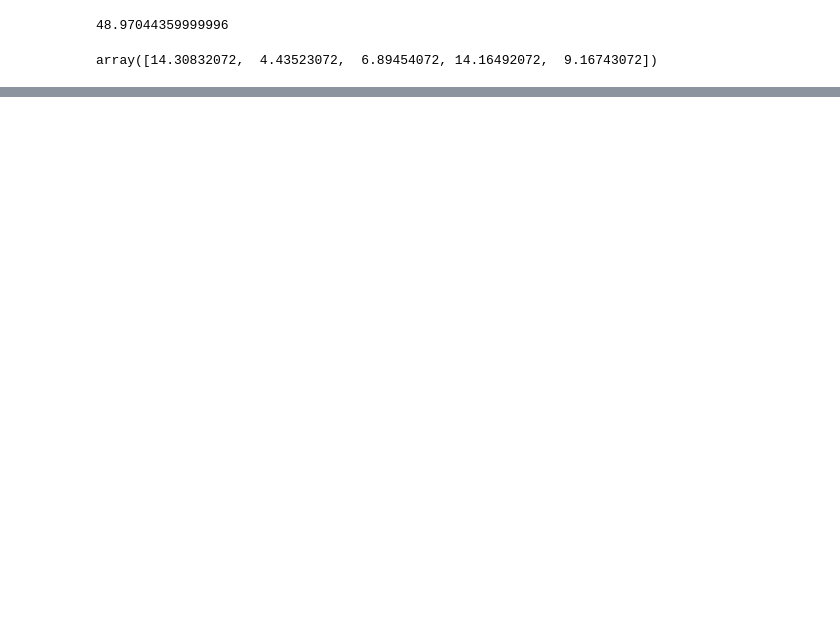
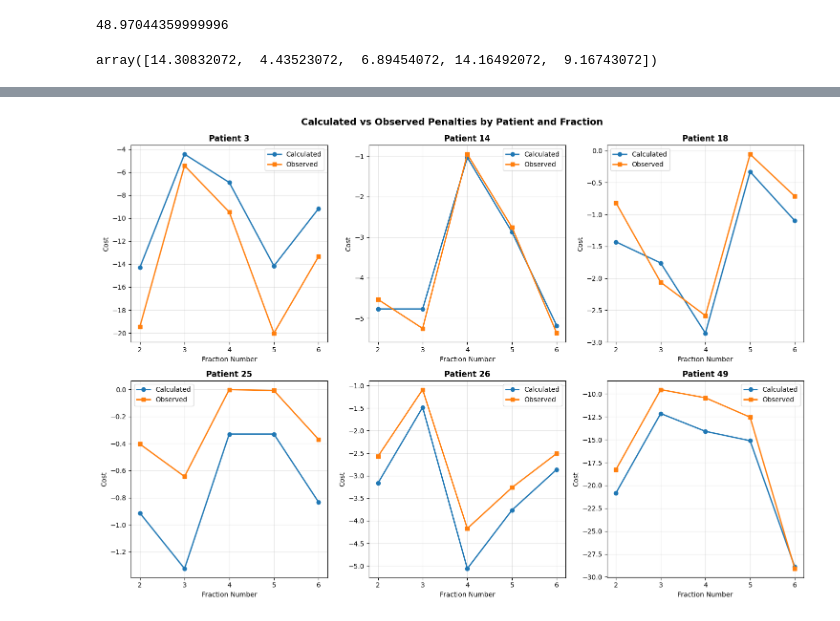
Before and after one commit to YoelPH/Overlap_adaptfx, a Jupyter notebook: new_algo_check.ipynb, the cells around one changed output, grey strips where cells are left out. Drawn from its saved outputs; the diff is of its cells as text; code cells hidden in the pictures; blank space fills up the shorter version.

Commit message:
change: steepness now depends on overlap

```diff
--- a/new_algo_check.ipynb
+++ b/new_algo_check.ipynb
@@ -16,12 +40,12 @@ fraction_dictionary = {
 ## use steepness
 # %%
 import adaptive_fractionation_overlap as af
-intercept = -0.660504
+intercept = -0
 slope = -0.65
 for overlap in np.array([9.08,19.79,6.02,9.45,19.59,12.62]):
     steepness = np.abs(intercept + slope * overlap)
     print('steepness for', overlap, '=', steepness)
-doses, accum, penalty  = af.adaptfx_full(volumes = np.array([9.08,19.79,6.02,9.45,19.59,12.62]), number_of_fractions= 5, min_dose = 6, max_dose = 10, mean_dose = 6.6, dose_steps=0.5)
+doses, accum, penalty  = af.adaptfx_full(volumes = overlaps_3, number_of_fractions= 5, min_dose = 6, max_dose = 10, mean_dose = 6.6, dose_steps=0.5)
 print(penalty)
 # %% [output]
 steepness for 9.08 = 6.562504000000001
@@ -57,0 +101,12 @@ array([14.30832072,  4.43523072,  6.89454072, 14.16492072,  9.16743072])
+# %%
+benefits = []
+doses_all = []
+total_penalties = []
+standard_penalties_all = []
+for index in range(len(overlaps)):
+    doses, accum, total_penalty = af.adaptfx_full(volumes = overlaps[index], number_of_fractions= 5, min_dose = 6, max_dose = 10, mean_dose = prescribed_doses[index]/5, dose_steps = 0.5)
+    standard_penalties = penalty_calc_full(overlaps[index][1:], prescribed_doses[index]/5, 6)
+    benefits.append(total_penalty - standard_penalties.sum())
+    doses_all.append(doses)
+    total_penalties.append(total_penalty)
+    standard_penalties_all.append(standard_penalties)
@@ -57,0 +249,58 @@ array([14.30832072,  4.43523072,  6.89454072, 14.16492072,  9.16743072])
+# %%
+# Extract observed penalties from Excel data for each patient
+patient_numbers = ['3', '14', '18', '25', '26', '49']  # Adjust these based on your Excel file keys
+observed_penalties_all = []
+
+for patient_num in patient_numbers:
+    if patient_num in excel_data:
+        # Get PTV_or column, omitting the first value (planning scan)
+        ptv_or_values = -excel_data[patient_num]['PTV_or'].values[1:]  # Skip first column
+        observed_penalties_all.append(ptv_or_values)
+        print(f"Patient {patient_num}: {len(ptv_or_values)} fractions loaded")
+    else:
+        print(f"Warning: Patient {patient_num} not found in excel_data")
+        observed_penalties_all.append([])
+
+# Create subplots for each patient
+fig, axes = plt.subplots(2, 3, figsize=(15, 10))
+axes = axes.flatten()
+
+for i, patient_num in enumerate(patient_numbers):
+    ax = axes[i]
+
+    # Get data for this patient
+    calculated = standard_penalties_all[i]
+    observed = observed_penalties_all[i]
+
+    if len(observed) > 0 and len(calculated) > 0:
+        # Ensure both arrays have the same length
+        min_length = min(len(calculated), len(observed))
+        calculated = calculated[:min_length]
+        observed = observed[:min_length]
+
+        # Create fraction numbers (starting from 2 since we skip planning scan)
+        fractions = list(range(2, min_length + 2))
+
+        # Plot both calculated and observed penalties
+        ax.plot(fractions, calculated, 'o-', label='Calculated', linewidth=2, markersize=6)
+        ax.plot(fractions, observed, 's-', label='Observed', linewidth=2, markersize=6)
+
+        # Customize the plot
+        ax.set_title(f'Patient {patient_num}', fontsize=12, fontweight='bold')
+        ax.set_xlabel('Fraction Number')
+        ax.set_ylabel('Cost')
+        ax.legend()
+        ax.grid(True, alpha=0.3)
+        ax.set_xticks(fractions)
+
+        # Print comparison stats
+        print(f"Patient {patient_num}: Calculated mean = {np.mean(calculated):.3f}, Observed mean = {np.mean(observed):.3f}")
+    else:
+        ax.text(0.5, 0.5, f'No data\nfor Patient {patient_num}',
+                ha='center', va='center', transform=ax.transAxes, fontsize=12)
+        ax.set_title(f'Patient {patient_num}', fontsize=12, fontweight='bold')
+
+plt.tight_layout()
+plt.suptitle('Calculated vs Observed Penalties by Patient and Fraction', fontsize=14, fontweight='bold', y=1.02)
+plt.show()
+# %% [output]
@@ -57,0 +319 @@ array([14.30832072,  4.43523072,  6.89454072, 14.16492072,  9.16743072])
+[figure, added]
```
Also changed, not shown: parts of 24 cells of this notebook, 2 other files.
